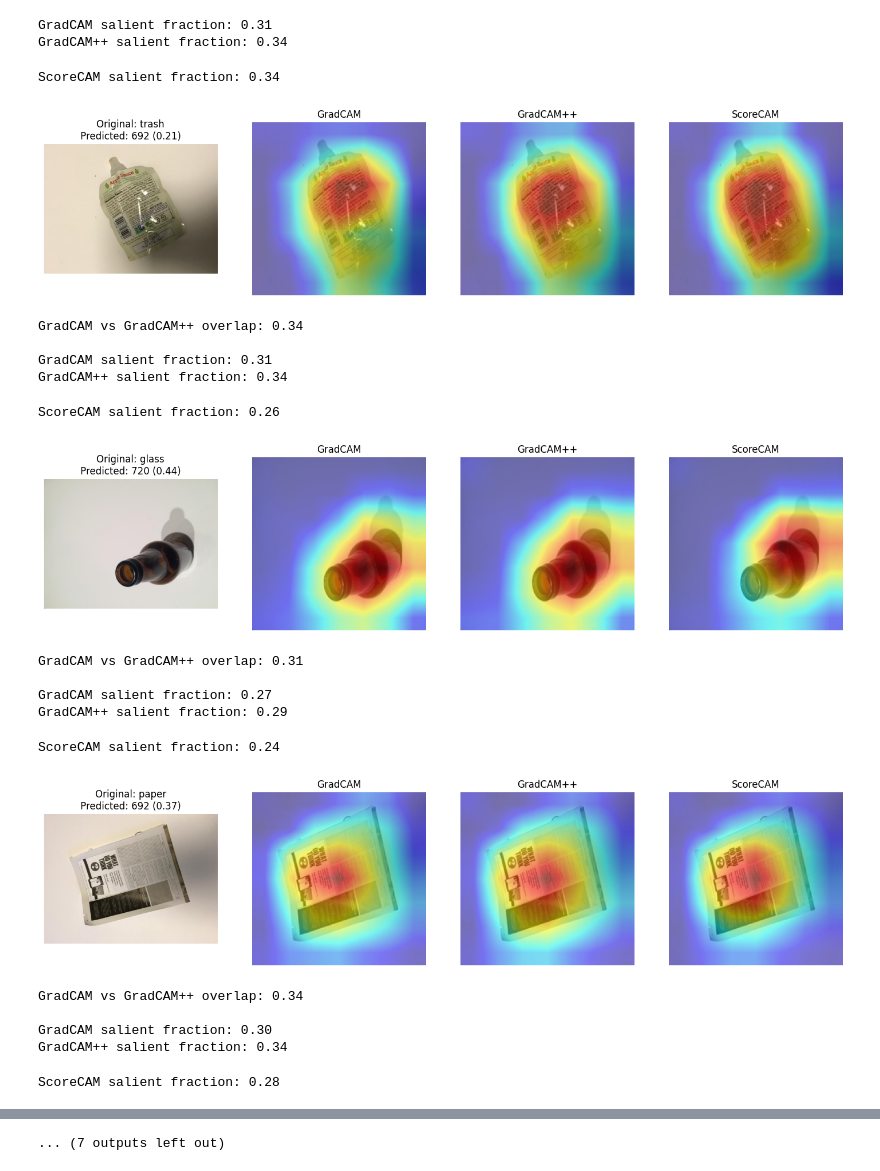
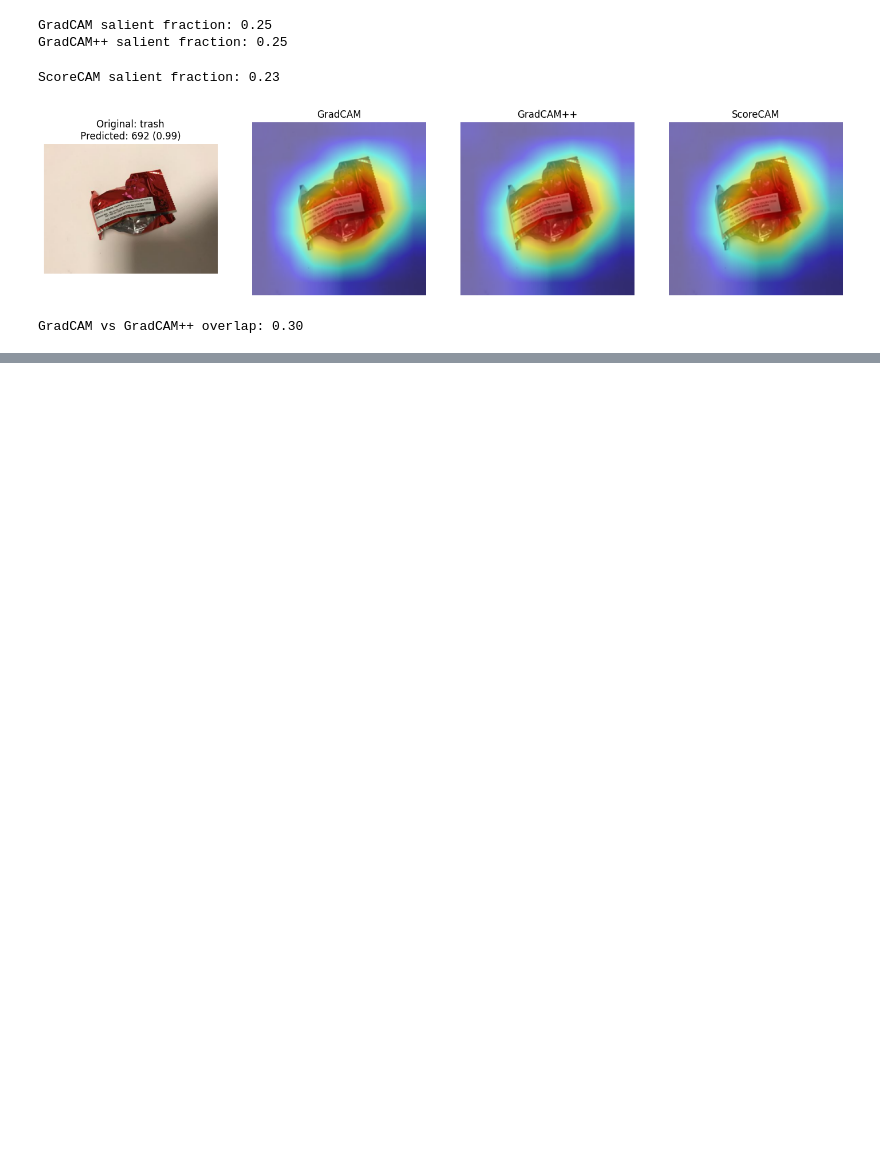
Before and after one commit to visheshgupta19/Explainable-Deep-Learning, a Jupyter notebook: Explainable_Deep_Learning.ipynb, the cells around one changed output, grey strips where cells are left out. Cells and saved outputs as stored; diff of their text form; code cells hidden in the pictures; blank space fills up the shorter version.

Commit message:
updated to specific loaded images

```diff
--- a/Explainable_Deep_Learning.ipynb
+++ b/Explainable_Deep_Learning.ipynb
@@ -54,6 +55,5 @@ target_layer = model.layer4[-1]
 cam_methods = {
     "GradCAM": GradCAM(model=model, target_layers=[target_layer]),
     "GradCAM++": GradCAMPlusPlus(model=model, target_layers=[target_layer]),
-    "ScoreCAM": ScoreCAM(model=model, target_layers=[target_layer]),
-    "SmoothGrad": SmoothGradCAM(model=model, target_layers=[target_layer]
-}
+    "ScoreCAM": ScoreCAM(model=model, target_layers=[target_layer])
+    }
@@ -71,3 +60,11 @@ print("Classes found:", os.listdir(dataset_folder))
+# %%
+sample_images = {
+    'trash':'https://raw.githubusercontent.com/visheshgupta19/Explainable-Deep-Learning/main/images/trash9.jpg',
+    'glass':'https://raw.githubusercontent.com/visheshgupta19/Explainable-Deep-Learning/main/images/metal7.jpg',
+    'metal':'https://raw.githubusercontent.com/visheshgupta19/Explainable-Deep-Learning/main/images/plastic4.jpg',
+    'cardboard':'https://raw.githubusercontent.com/visheshgupta19/Explainable-Deep-Learning/main/images/cardboard3.jpg',
+    'plastic':'https://raw.githubusercontent.com/visheshgupta19/Explainable-Deep-Learning/main/images/plastic4.jpg'
+}
 # %%
 # drive.mount('/content/drive')
 # dataset_folder = '/content/drive/MyDrive/dataset-resized'
@@ -77,13 +72,13 @@ print("Classes found:", os.listdir(dataset_folder))
 # %%
-class_folders = [f for f in os.listdir(dataset_folder) if os.path.isdir(os.path.join(dataset_folder, f))]
+# class_folders = [f for f in os.listdir(dataset_folder) if os.path.isdir(os.path.join(dataset_folder, f))]
 
-# Pick one image per class
-sample_images = {}
-for cls in class_folders:
-    folder_path = os.path.join(dataset_folder, cls)
-    images = [f for f in os.listdir(folder_path) if f.lower().endswith(('.png','.jpg','.jpeg'))]
-    if images:
-        sample_images[cls] = os.path.join(folder_path, images[0])  # pick first image
+# # Pick one image per class
+# sample_images = {}
+# for cls in class_folders:
+#     folder_path = os.path.join(dataset_folder, cls)
+#     images = [f for f in os.listdir(folder_path) if f.lower().endswith(('.png','.jpg','.jpeg'))]
+#     if images:
+#         sample_images[cls] = os.path.join(folder_path, images[0])  # pick first image
 # %%
 sample_images
 # %% [output]
@@ -149,29 +143,13 @@ def apply_cams(img_pil, label, true_class_index=None):
     overlap_gc_gcpp = cam_overlap(cam_results["GradCAM"], cam_results["GradCAM++"])
     print(f"GradCAM vs GradCAM++ overlap: {overlap_gc_gcpp:.2f}\n")
 # %%
-for label, path in sample_images.items():
-    img = load_image_local(path)
-    if img is not None:
-        apply_cams(img, label, true_class_index=None)
+for label, url in sample_images.items():
+    response = requests.get(url)
+    img = Image.open(BytesIO(response.content)).convert("RGB")
+    apply_cams(img, label)
 # %% [output]
-GradCAM salient fraction: 0.31
-GradCAM++ salient fraction: 0.34
+GradCAM salient fraction: 0.25
+GradCAM++ salient fraction: 0.25
-ScoreCAM salient fraction: 0.34
+ScoreCAM salient fraction: 0.23
-[figure, old version]
+[figure, new version]
-GradCAM vs GradCAM++ overlap: 0.34
-
-GradCAM salient fraction: 0.31
-GradCAM++ salient fraction: 0.34
+GradCAM vs GradCAM++ overlap: 0.30
-ScoreCAM salient fraction: 0.26
-[figure, removed]
-GradCAM vs GradCAM++ overlap: 0.31
-
-GradCAM salient fraction: 0.27
-GradCAM++ salient fraction: 0.29
-ScoreCAM salient fraction: 0.24
-[figure, removed]
-GradCAM vs GradCAM++ overlap: 0.34
-
-GradCAM salient fraction: 0.30
-GradCAM++ salient fraction: 0.34
-ScoreCAM salient fraction: 0.28
@@ -179 +155,0 @@ ScoreCAM salient fraction: 0.28
-... (7 outputs left out)
```
Also changed, not shown: parts of 7 cells of this notebook.
